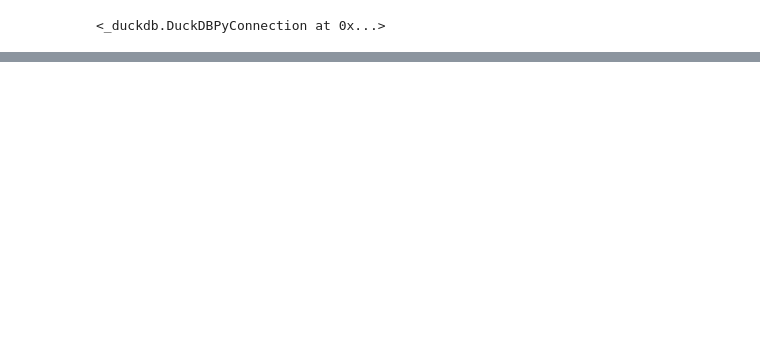
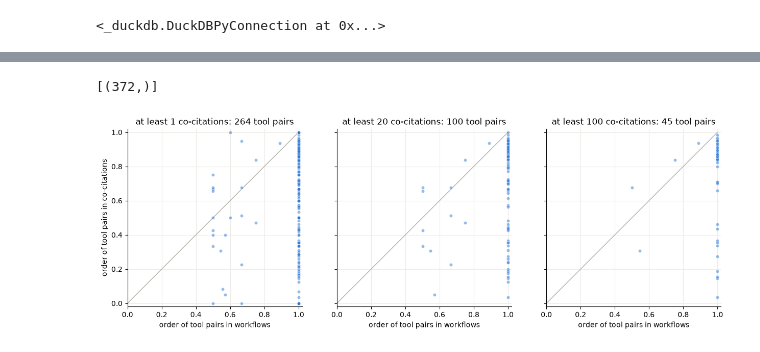
Before and after one commit to inab/InSoLiTo, a Jupyter notebook: directed-graph/workflowhub/compare_citation_edges.ipynb, the cells around one changed output, grey strips where cells are left out. Drawn from its saved outputs; the diff is of its cells as text; code cells hidden in the pictures; blank space fills up the shorter version.

Commit message:
Converting directionality to a ration (0,1) and inctroduce visual comparisons

```diff
--- a/directed-graph/workflowhub/compare_citation_edges.ipynb
+++ b/directed-graph/workflowhub/compare_citation_edges.ipynb
@@ -81,0 +132,27 @@ con.sql("""
+# %%
+# Count of pairs with at least 2 workflows
+con.execute("SELECT count(*) FROM pairs WHERE wf_fwd + wf_rev >= 2",
+                       ).fetchall()
+# %% [output]
+[(372,)]
+# %%
+# Workflow direction vs. citation direction, one dot per pair, for pairs with at least 1, 20 and 100 articles.
+# On the diagonal both sources have the same ratio.
+import matplotlib.pyplot as plt
+
+fig, axes = plt.subplots(1, 3, figsize=(15, 5.5), sharey=True)
+for ax, min_articles in zip(axes, [1, 20, 100]):
+    rows = con.execute("SELECT wf_dir, cit_dir FROM pairs WHERE cit_fwd + cit_rev >= ?", [min_articles]).fetchall()
+    x, y = zip(*rows)
+    ax.plot([0, 1], [0, 1], color="#b0afa8", linewidth=1, zorder=1)
+    ax.scatter(x, y, s=20, color="#2a78d6", alpha=0.5, edgecolor="white", linewidth=0.5, zorder=2)
+    ax.set(xlim=(0, 1.02), ylim=(-0.02, 1.02), aspect="equal",
+           xlabel="order of tool pairs in workflows",
+           title=f"at least {min_articles} co-citations: {len(rows)} tool pairs")
+    ax.spines[["top", "right"]].set_visible(False)
+    ax.grid(color="#ecebe7", linewidth=0.8)
+    ax.set_axisbelow(True)
+axes[0].set_ylabel("order of tool pairs in co-citations")
+plt.show()
+# %% [output]
+[figure, added]
```
Also changed, not shown: parts of 14 cells of this notebook, 1 other file.
